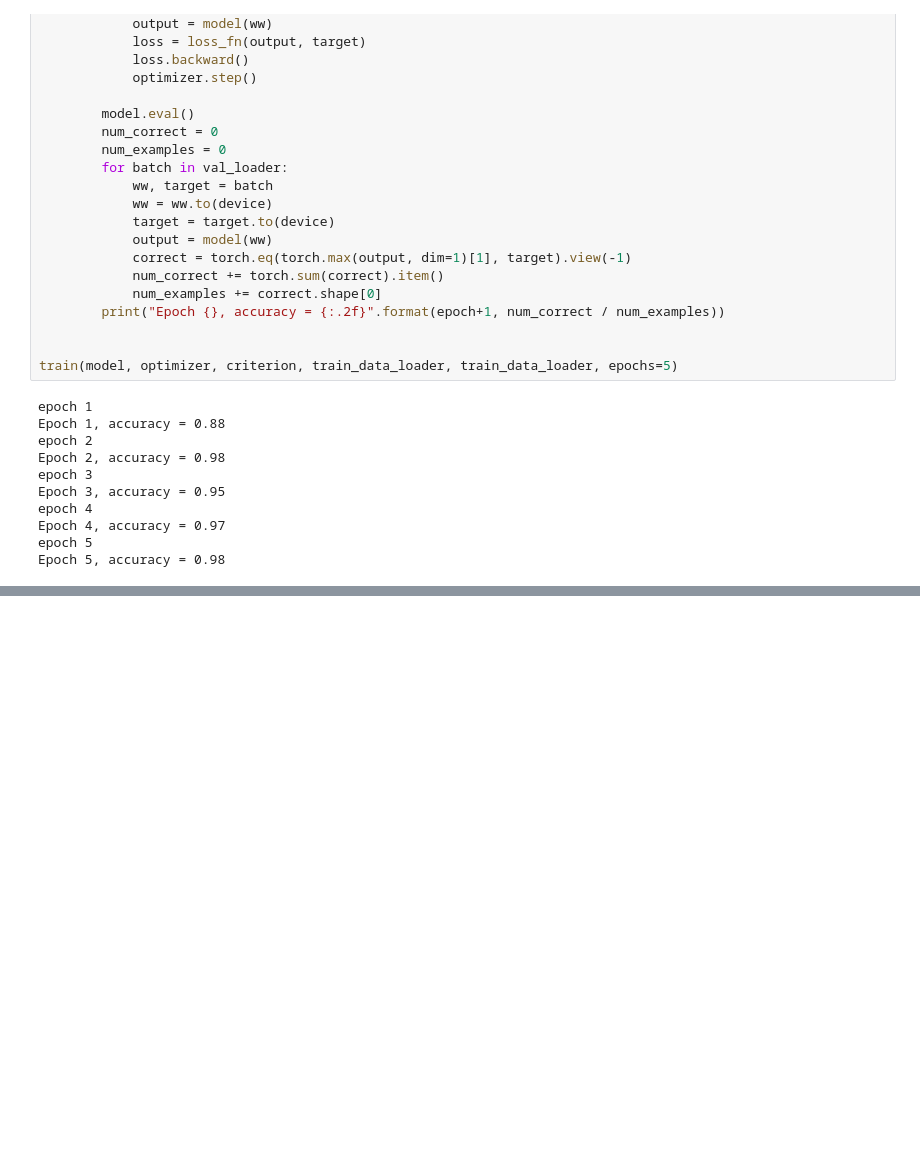
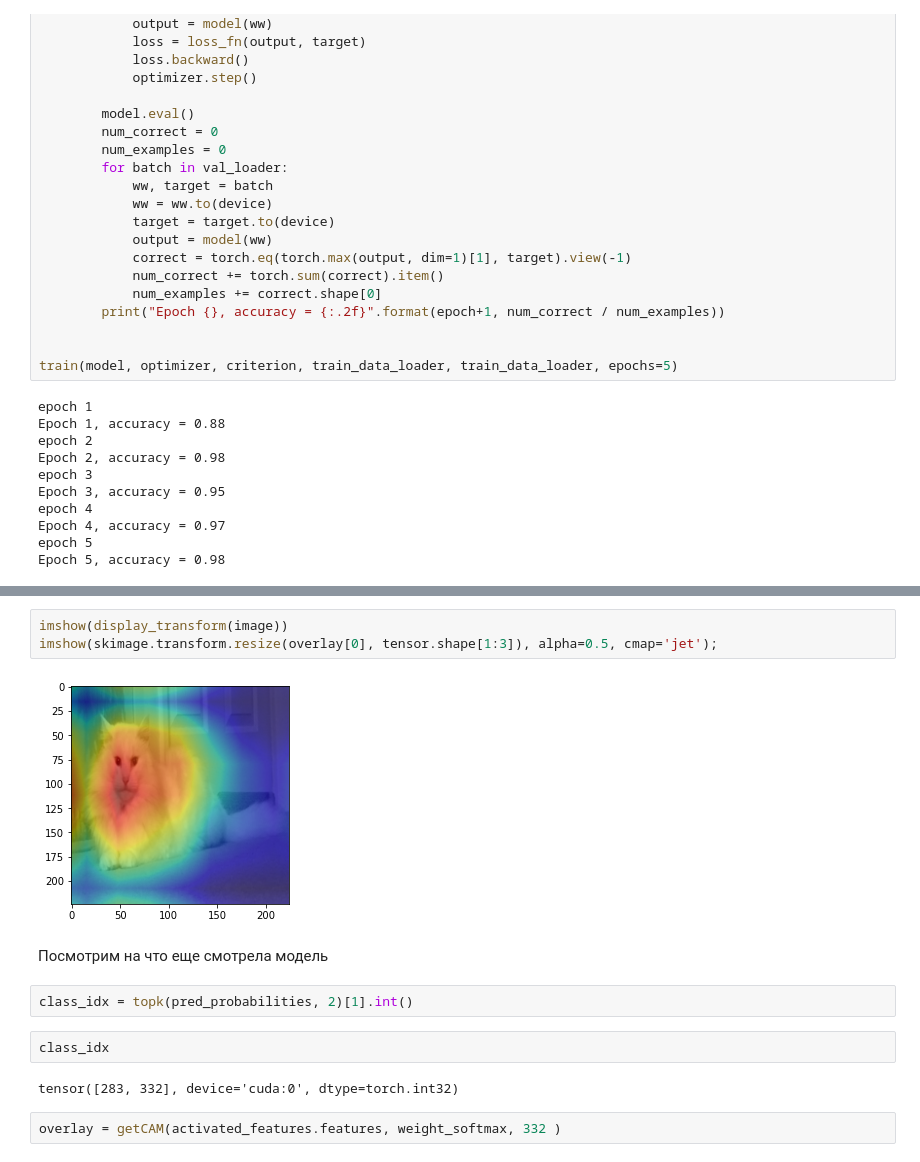
Before and after one commit to KonstantinKlepikov/all-python-ml-learning, a Jupyter notebook: pytorch-learning-proc.ipynb, the cells around one changed output, grey strips where cells are left out. Cells and saved outputs as stored; diff of their text form; blank space fills up the shorter version.

```diff
--- a/pytorch-learning-proc.ipynb
+++ b/pytorch-learning-proc.ipynb
@@ -142,0 +287,15 @@ Epoch 5, accuracy = 0.98
+# %%
+imshow(display_transform(image))
+imshow(skimage.transform.resize(overlay[0], tensor.shape[1:3]), alpha=0.5, cmap='jet');
+# %% [output]
+[figure, added]
+# %% [markdown]
+Посмотрим на что еще смотрела модель
+# %%
+class_idx = topk(pred_probabilities, 2)[1].int()
+# %%
+class_idx
+# %% [output]
+tensor([283, 332], device='cuda:0', dtype=torch.int32)
+# %%
+overlay = getCAM(activated_features.features, weight_softmax, 332 )
```
Also changed, not shown: parts of 34 cells of this notebook, 6 other files.
